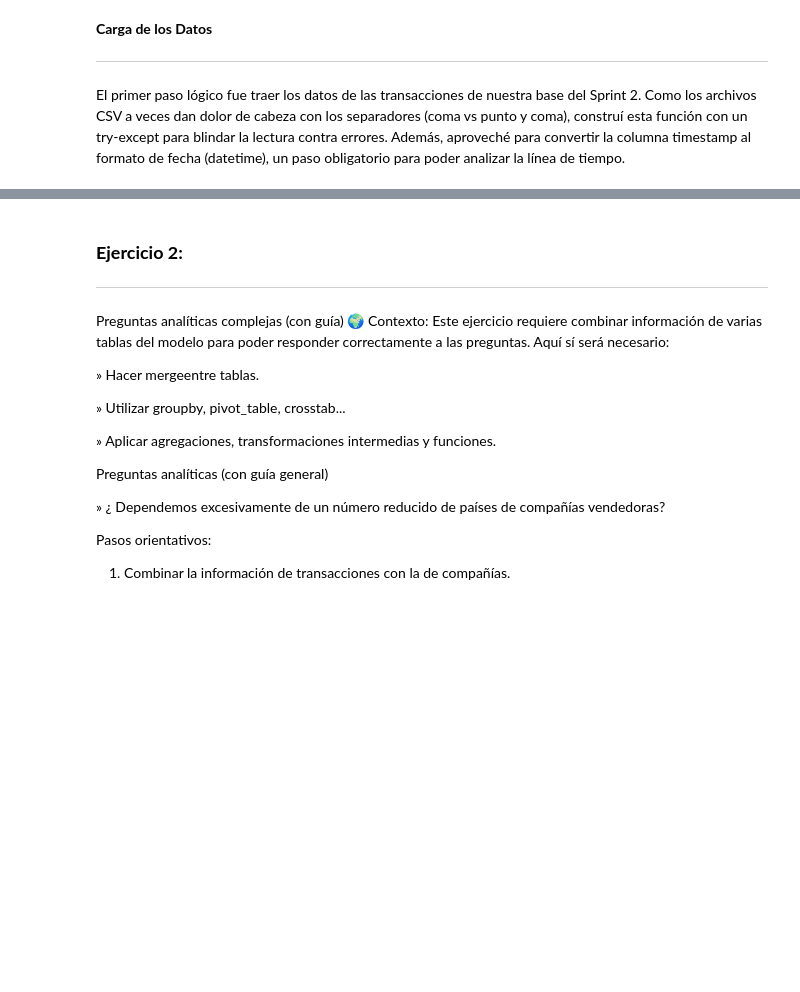
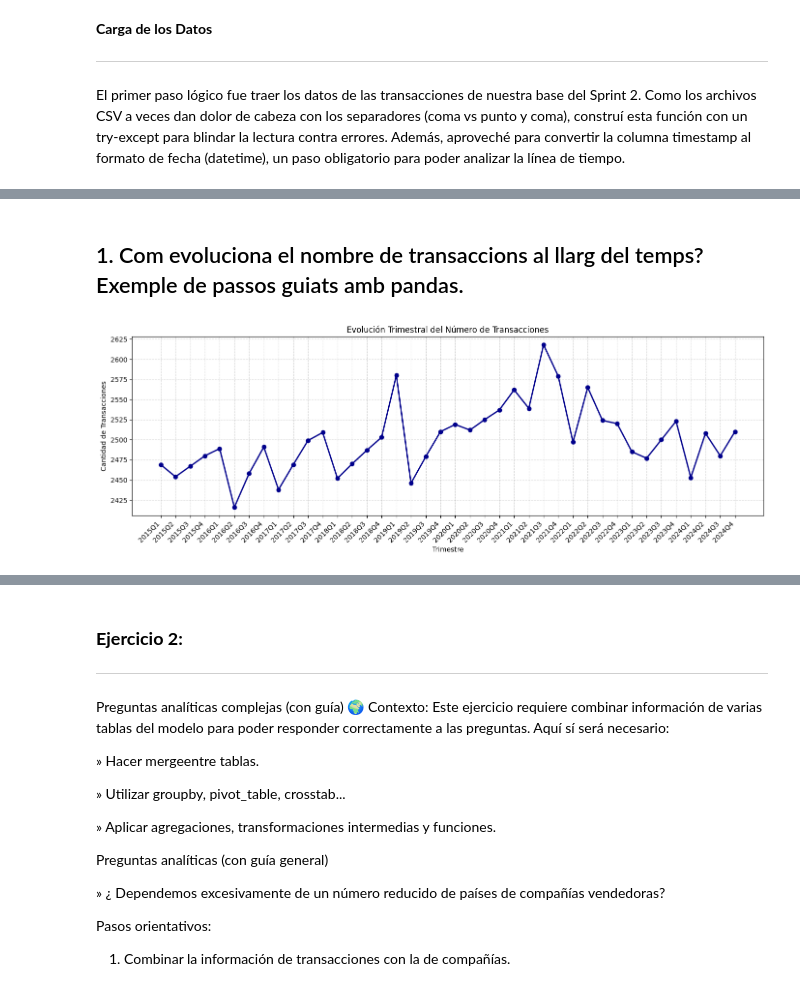
Before and after one commit to leoruggiero/Sprint-9-Visualizacion-Leonardo-Ruggiero, a Jupyter notebook: Sprint9-Visualizacion-LeonardoRuggiero.ipynb, the cells around one changed output, grey strips where cells are left out. Cells and saved outputs as stored; diff of their text form; code cells hidden in the pictures; blank space fills up the shorter version.

```diff
--- a/Sprint9-Visualizacion-LeonardoRuggiero.ipynb
+++ b/Sprint9-Visualizacion-LeonardoRuggiero.ipynb
@@ -131,0 +63,25 @@ if __name__ == '__main__':
+# %%
+!pip install pymysql sqlalchemy
+import pandas as pd
+import matplotlib.pyplot as plt
+import seaborn as sns
+from sqlalchemy import create_engine
+
+HOST = "bore.pub"
+PORTA = 25466  # Substitua pelos 5 dígitos exibidos no seu terminal
+SENHA = "0505"
+BANCO = "ejercicio8"
+
+engine = create_engine(f'mysql+pymysql://root:{SENHA}@{HOST}:{PORTA}/{BANCO}')
+
+df_transaction = pd.read_sql("SELECT * FROM transaction", con=engine)
+df_company = pd.read_sql("SELECT * FROM company", con=engine)
+df_user = pd.read_sql("SELECT * FROM user", con=engine)
+df_credit_card = pd.read_sql("SELECT * FROM credit_card", con=engine)
+df_product = pd.read_sql("SELECT * FROM products", con=engine)
+
+print("Company shape:", df_company.shape)
+print("User shape:", df_user.shape)
+print("Credit Card shape:", df_credit_card.shape)
+print("Product shape:", df_product.shape)
+df_transaction.head()
@@ -131,0 +102,19 @@ if __name__ == '__main__':
+# %% [markdown]
+## 1. Com evoluciona el nombre de transaccions al llarg del temps? Exemple de passos guiats amb pandas.
+# %%
+# 1. Agrupar por trimestre ('QE') y contar transacciones
+df_evolucion_trimestral = df_transaction.set_index('timestamp').resample('QE').size().reset_index(name='num_transacciones')
+df_evolucion_trimestral['trimestre_texto'] = df_evolucion_trimestral['timestamp'].dt.to_period('Q').astype(str)
+
+# 2. Gráfico de líneas inicial
+plt.figure(figsize=(14, 5))
+plt.plot(df_evolucion_trimestral['trimestre_texto'], df_evolucion_trimestral['num_transacciones'], marker='o', color='darkblue', linewidth=2)
+plt.title('Evolución Trimestral del Número de Transacciones')
+plt.xlabel('Trimestre')
+plt.ylabel('Cantidad de Transacciones')
+plt.xticks(rotation=45, ha='right')
+plt.grid(True, linestyle='--', alpha=0.5)
+plt.tight_layout()
+plt.show()
+# %% [output]
+[figure, added]
```
Also changed, not shown: parts of 57 cells of this notebook.
